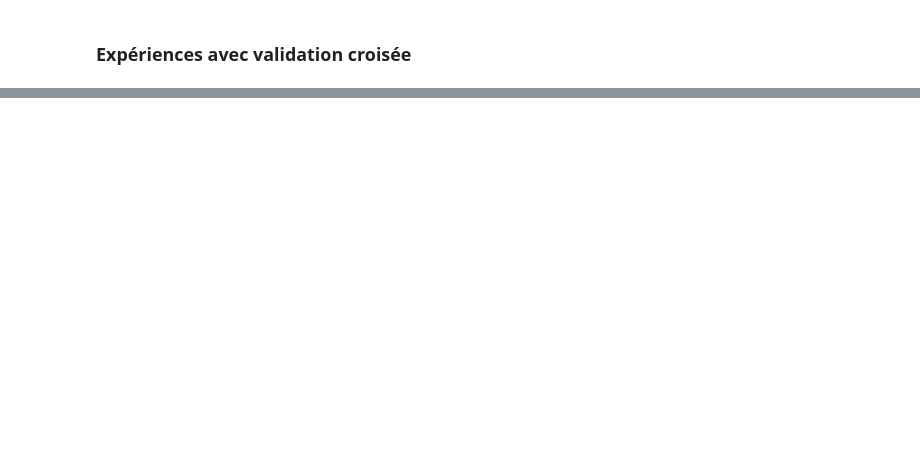
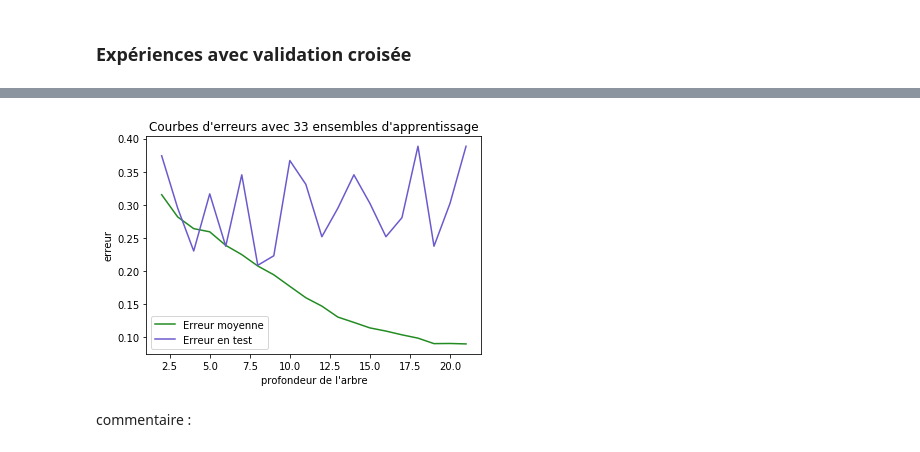
Before and after one commit to Colinelcx/ML, a Jupyter notebook: TME1-DecisionTrees/tme1.ipynb, the cells around one changed output, grey strips where cells are left out. Cells and saved outputs as stored; diff of their text form; code cells hidden in the pictures; blank space fills up the shorter version.

```diff
--- a/TME1-DecisionTrees/tme1.ipynb
+++ b/TME1-DecisionTrees/tme1.ipynb
@@ -320,0 +376,6 @@ def courbes_erreurs_vc(datax, datay, n):
+# %%
+courbes_erreurs_vc(datax, datay, 33)
+# %% [output]
+[figure, added]
+# %% [markdown]
+commentaire :
```
Also changed, not shown: parts of 13 cells of this notebook, 20 other files.
